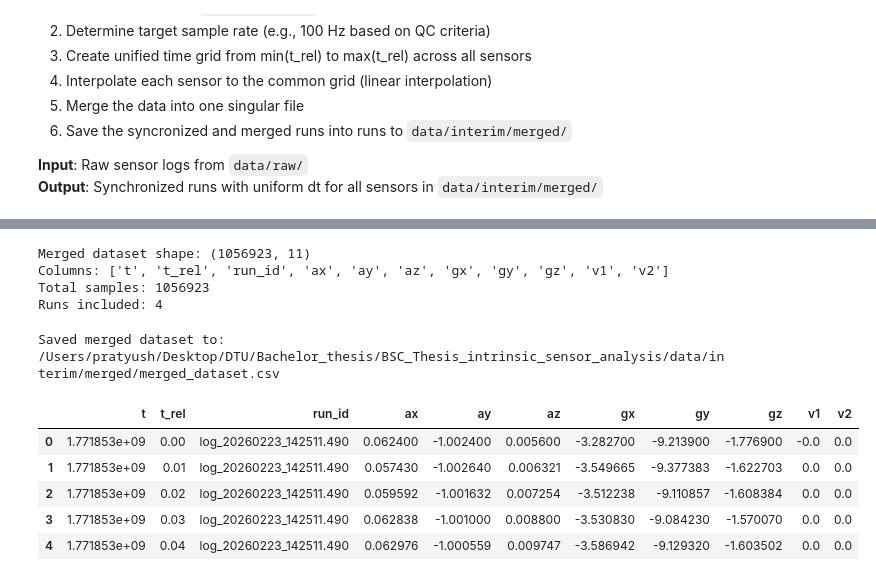
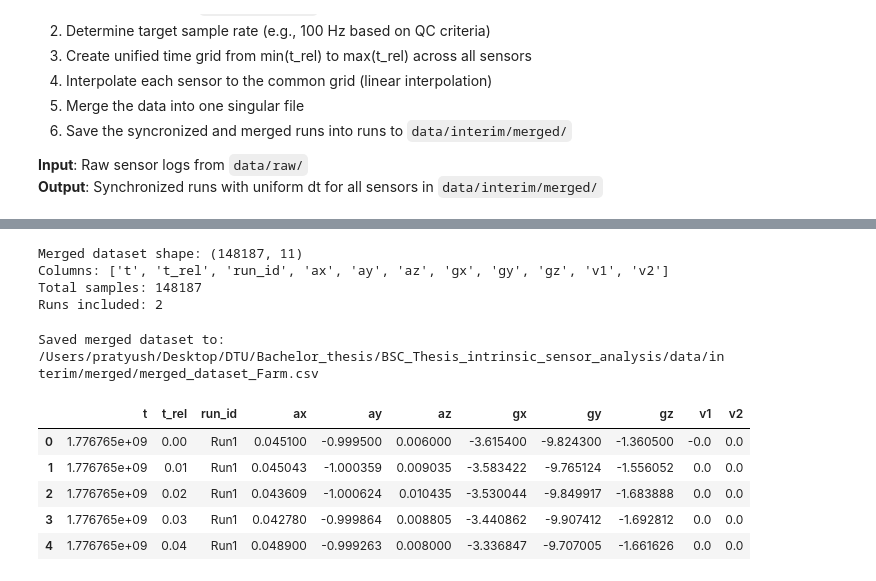
Before and after one commit to Pratyush2012/BSC_Thesis_intrinsic_sensor_analysis, a Jupyter notebook: notebooks/02_sync_resample_merge.ipynb, the cells around one changed output, grey strips where cells are left out. Saved outputs shown, nothing was run; the diff lists cells and outputs as text; code cells hidden in the pictures.

Commit message:
merged all the seperate dataset together, not the loading runs is not the prettiest but does the job

```diff
--- a/notebooks/02_sync_resample_merge.ipynb
+++ b/notebooks/02_sync_resample_merge.ipynb
@@ -34,9 +34,18 @@ from src.preprocess import (
     qc_report,
 )
 # %%
-# Load all raw runs and identify good runs via QC
-raw_data_dir = PROJECT_ROOT / "data" / "raw" / "Main"
-all_raw_runs = load_runs(raw_data_dir, include_pose=False)
+# Load the required data for sync_resample_merger
+
+#Main dataset
+#raw_data_dir = PROJECT_ROOT / "data" / "raw" / "Main"
+#all_raw_runs = load_runs(raw_data_dir, include_pose=False)
+
+#Farm dataset
+raw_data_dir = PROJECT_ROOT / "data" / "raw" / "Farm"
+all_raw_runs = [load_run(raw_data_dir / "Run1", include_pose=False), load_run(raw_data_dir / "Run2", include_pose=False)]
+
+#Output path
+merged_output_path = PROJECT_ROOT / "data" / "interim" / "merged" / "merged_dataset_Farm.csv"
 
 print(f"Total raw runs found: {len(all_raw_runs)}")
 
@@ -209,26 +206,25 @@ print(f"Columns: {list(merged_df.columns)}")
 print(f"Total samples: {len(merged_df)}")
 print(f"Runs included: {merged_df['run_id'].nunique()}")
 # %% [output]
-Merged dataset shape: (1056923, 11)
+Merged dataset shape: (148187, 11)
 Columns: ['t', 't_rel', 'run_id', 'ax', 'ay', 'az', 'gx', 'gy', 'gz', 'v1', 'v2']
-Total samples: 1056923
-Runs included: 4
+Total samples: 148187
+Runs included: 2
 # %%
 # Save merged dataset
-merged_output_path = PROJECT_ROOT / "data" / "interim" / "merged" / "merged_dataset.csv"
 merged_df.to_csv(merged_output_path, index=False)
 print(f"\nSaved merged dataset to: {merged_output_path}")
 
 # Display first few rows
 merged_df.head()
 # %% [output]
-Saved merged dataset to: /Users/pratyush/Desktop/DTU/Bachelor_thesis/BSC_Thesis_intrinsic_sensor_analysis/data/interim/merged/merged_dataset.csv
+Saved merged dataset to: /Users/pratyush/Desktop/DTU/Bachelor_thesis/BSC_Thesis_intrinsic_sensor_analysis/data/interim/merged/merged_dataset_Farm.csv
 |  | t | t_rel | run_id | ax | ay | az | gx | gy | gz | v1 | v2 |
-| 0 | 1.771853e+09 | 0.00 | log_20260223_142511.490 | 0.062400 | -1.002400 | 0.005600 | -3.282700 | -9.213900 | -1.776900 | -0.0 | 0.0 |
-| 1 | 1.771853e+09 | 0.01 | log_20260223_142511.490 | 0.057430 | -1.002640 | 0.006321 | -3.549665 | -9.377383 | -1.622703 | 0.0 | 0.0 |
-| 2 | 1.771853e+09 | 0.02 | log_20260223_142511.490 | 0.059592 | -1.001632 | 0.007254 | -3.512238 | -9.110857 | -1.608384 | 0.0 | 0.0 |
-| 3 | 1.771853e+09 | 0.03 | log_20260223_142511.490 | 0.062838 | -1.001000 | 0.008800 | -3.530830 | -9.084230 | -1.570070 | 0.0 | 0.0 |
-| 4 | 1.771853e+09 | 0.04 | log_20260223_142511.490 | 0.062976 | -1.000559 | 0.009747 | -3.586942 | -9.129320 | -1.603502 | 0.0 | 0.0 |
+| 0 | 1.776765e+09 | 0.00 | Run1 | 0.045100 | -0.999500 | 0.006000 | -3.615400 | -9.824300 | -1.360500 | -0.0 | 0.0 |
+| 1 | 1.776765e+09 | 0.01 | Run1 | 0.045043 | -1.000359 | 0.009035 | -3.583422 | -9.765124 | -1.556052 | 0.0 | 0.0 |
+| 2 | 1.776765e+09 | 0.02 | Run1 | 0.043609 | -1.000624 | 0.010435 | -3.530044 | -9.849917 | -1.683888 | 0.0 | 0.0 |
+| 3 | 1.776765e+09 | 0.03 | Run1 | 0.042780 | -0.999864 | 0.008805 | -3.440862 | -9.907412 | -1.692812 | 0.0 | 0.0 |
+| 4 | 1.776765e+09 | 0.04 | Run1 | 0.048900 | -0.999263 | 0.008000 | -3.336847 | -9.707005 | -1.661626 | 0.0 | 0.0 |
 # %%
 # Generate QC report for resampled good runs
 for run_id, run in resampled_runs.items():
```
Also changed, not shown: parts of 3 cells of this notebook, 3 other files.
